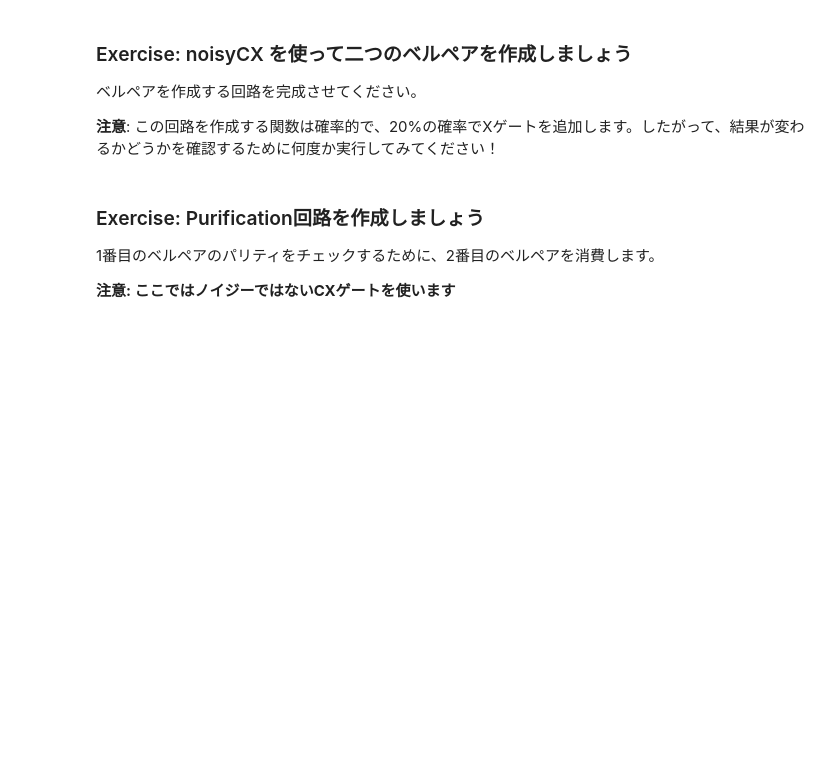
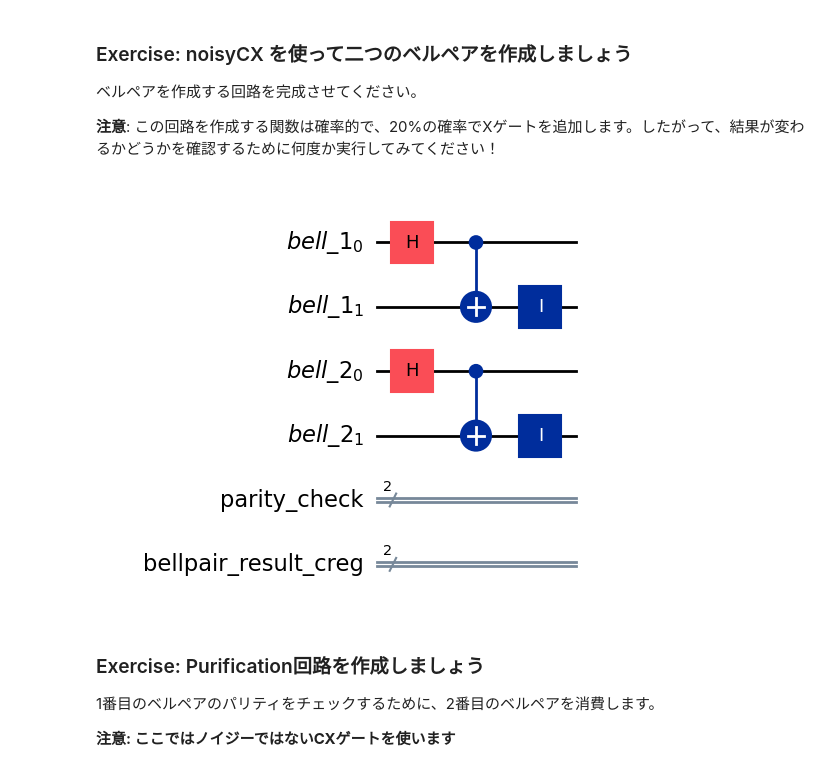
Before and after one commit to Macropusooo/pages-sample, a Jupyter notebook: WQRN_hands_on_ja.ipynb, the cells around one changed output. Drawn from its saved outputs; the diff is of its cells as text; code cells hidden in the pictures; blank space fills up the shorter version.

```diff
--- a/WQRN_hands_on_ja.ipynb
+++ b/WQRN_hands_on_ja.ipynb
@@ -1045,27 +1045,29 @@ plot_histogram(counts)
 # %%
 bp1 = QuantumRegister(2, 'bell_1')
 bp2 = QuantumRegister(2, 'bell_2')
 parity_check_creg = ClassicalRegister(2, 'parity_check')
 bell_pair_creg = ClassicalRegister(2, 'bellpair_result_creg')
 
 
 def prepare_two_noisy_bellpair():
     noisy_2_bp_circ = QuantumCircuit(bp1, bp2, parity_check_creg, bell_pair_creg)
     ### NoisyCX を用いて2つのベルペアを作成しよう
-    # noisy_2_bp_circ.noisyCX(x, y)
-
-
-
+    noisy_2_bp_circ.h(bp1[0])
+    noisy_2_bp_circ.noisyCX(bp1[0], bp1[1])
+    noisy_2_bp_circ.h(bp2[0])
+    noisy_2_bp_circ.noisyCX(bp2[0], bp2[1])
 
     ### END
     return noisy_2_bp_circ
 
 
 
 qc = QuantumCircuit(bp1, bp2, parity_check_creg, bell_pair_creg)
 qc = qc.compose(prepare_two_noisy_bellpair())
-# qc.measure([*bp1, *bp2], [*bell_pair_creg, *parity_check_creg])
+#qc.measure([*bp1, *bp2], [*bell_pair_creg, *parity_check_creg])
 qc.draw()
+# %% [output]
+[figure, added]
 # %% [markdown]
 ### Exercise: Purification回路を作成しましょう
 
```
Also changed, not shown: parts of 13 cells of this notebook.
